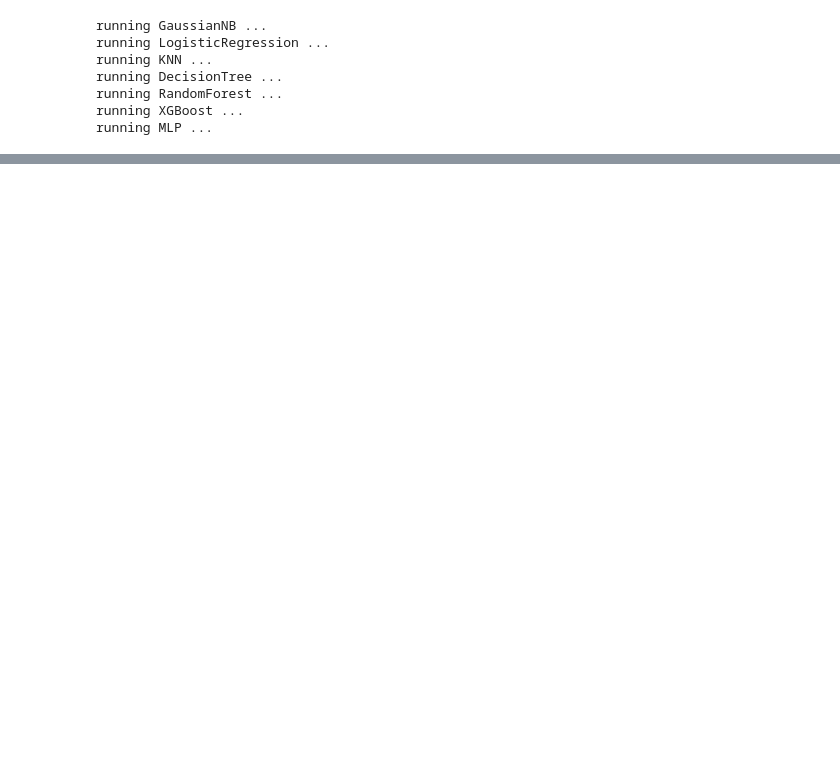
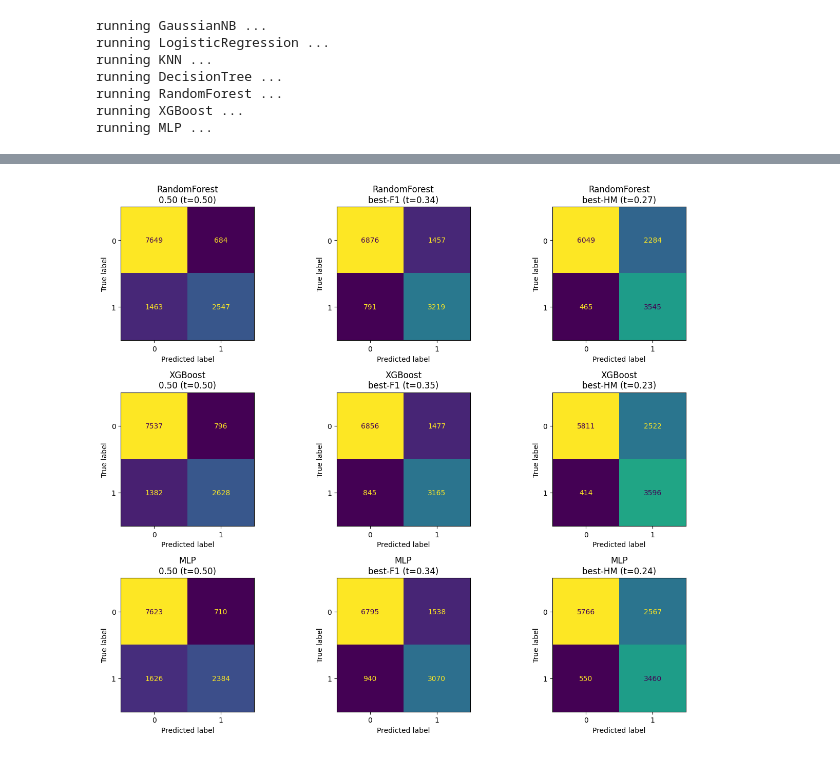
Before and after one commit to nourMelegy/City-Hotel-Booking-Demand-ML-Model, a Jupyter notebook: src/classification/tuned_training/Tuned_classfication_Fixed.ipynb, the cells around one changed output, grey strips where cells are left out. Saved outputs shown, nothing was run; the diff lists cells and outputs as text; code cells hidden in the pictures; blank space fills up the shorter version.

```diff
--- a/src/classification/tuned_training/Tuned_classfication_Fixed.ipynb
+++ b/src/classification/tuned_training/Tuned_classfication_Fixed.ipynb
@@ -228,0 +488,16 @@ baseline.to_csv("../../../outputs/classification_Cross-validation_Results_AfterA
+# %%
+ratios = [1, 2, 3, 5]   # a miss costs this many times a false alarm
+rows = []
+for name, p in oof.items():
+    for r in ratios:
+        costs = []
+        for t in thresholds:
+            pred = (p >= t).astype(int)
+            fn = ((pred == 0) & (y_train == 1)).sum()
+            fp = ((pred == 1) & (y_train == 0)).sum()
+            costs.append((r * fn + fp) / len(y_train))     # average cost per booking
+        i = int(np.argmin(costs))
+        rows.append({"model": name, "miss_costs_x": r,
+                     "best_threshold": round(thresholds[i], 2),
+                     "cost_per_booking": round(costs[i], 3)})
+display(pd.DataFrame(rows))
@@ -228,0 +567,15 @@ baseline.to_csv("../../../outputs/classification_Cross-validation_Results_AfterA
+# %%
+from sklearn.metrics import ConfusionMatrixDisplay
+
+fig, axes = plt.subplots(3, 3, figsize=(13, 11))
+for i, name in enumerate(["RandomForest", "XGBoost", "MLP"]):
+    p = searches[name].best_estimator_.predict_proba(X_test)[:, 1]
+    for j, (lab, t) in enumerate([("0.50", 0.50), ("best-F1", thr_f1[name]), ("best-HM", thr_hm[name])]):
+        ConfusionMatrixDisplay.from_predictions(
+            y_test, (p >= t).astype(int), ax=axes[i, j], colorbar=False)
+        axes[i, j].set_title(f"{name}\n{lab} (t={t:.2f})")
+plt.tight_layout()
+plt.savefig("../../../outputs/classification_test_confusion_matrices.png", dpi=150)
+plt.show()
+# %% [output]
+[figure, added]
```
Also changed, not shown: parts of 33 cells of this notebook, 51 other files.
